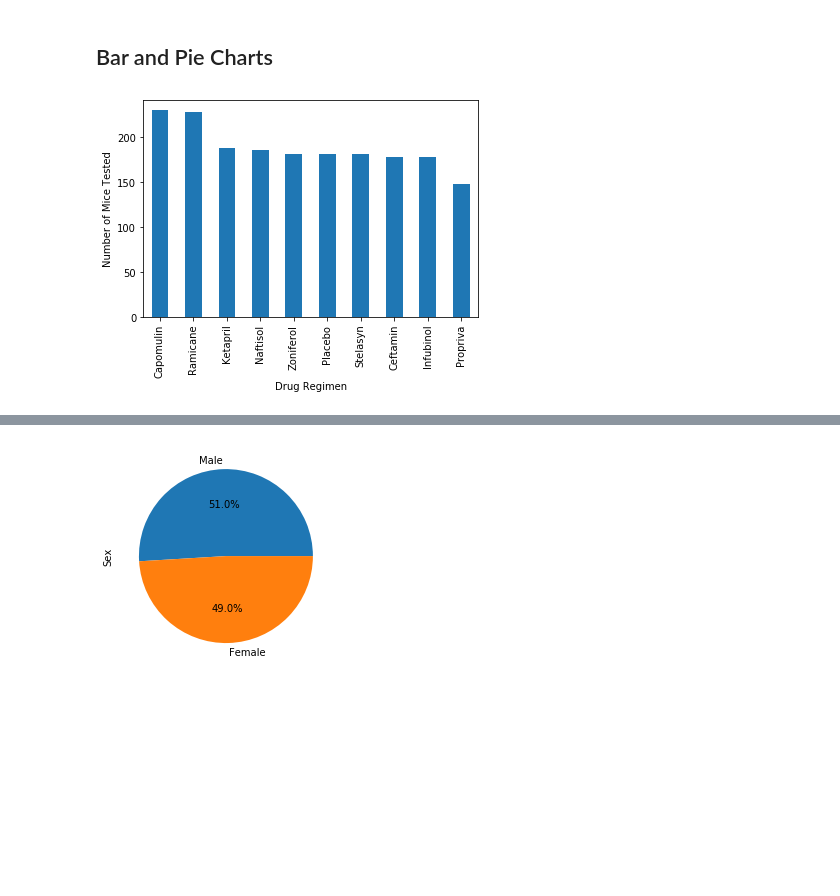
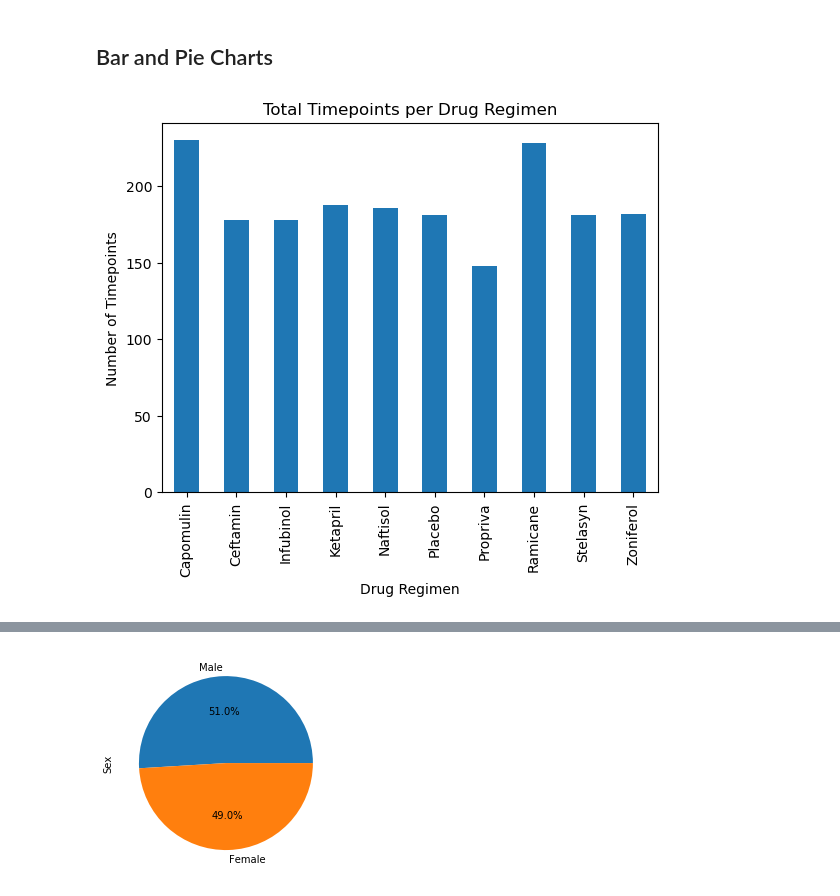
Before and after one commit to andrew-fellowes/matplotlib-challenge, a Jupyter notebook: Pymaceuticals/pymaceuticals_starter.ipynb, the cells around one changed output, grey strips where cells are left out. Cells and saved outputs as stored; diff of their text form; code cells hidden in the pictures; blank space fills up the shorter version.

Commit message:
bar charts

```diff
--- a/Pymaceuticals/pymaceuticals_starter.ipynb
+++ b/Pymaceuticals/pymaceuticals_starter.ipynb
@@ -134,7 +134,10 @@ summary_tum_vol_by_drug2
 ## Bar and Pie Charts
 # %%
 # Generate a bar plot showing the total number of timepoints for all mice tested for each drug regimen using Pandas.
+
+timepoints_per_drug = cleaned_data[["Drug Regimen","Timepoint"]].groupby("Drug Regimen").count().plot(kind = "bar", title = "Total Timepoints per Drug Regimen", legend = False, ylabel = "Number of Timepoints")
+plt.show()
 # %% [output]
-[figure, old version]
+[figure, new version]
 # %%
 # Generate a bar plot showing the total number of timepoints for all mice tested for each drug regimen using pyplot.
```
Also changed, not shown: parts of 1 cell of this notebook.
